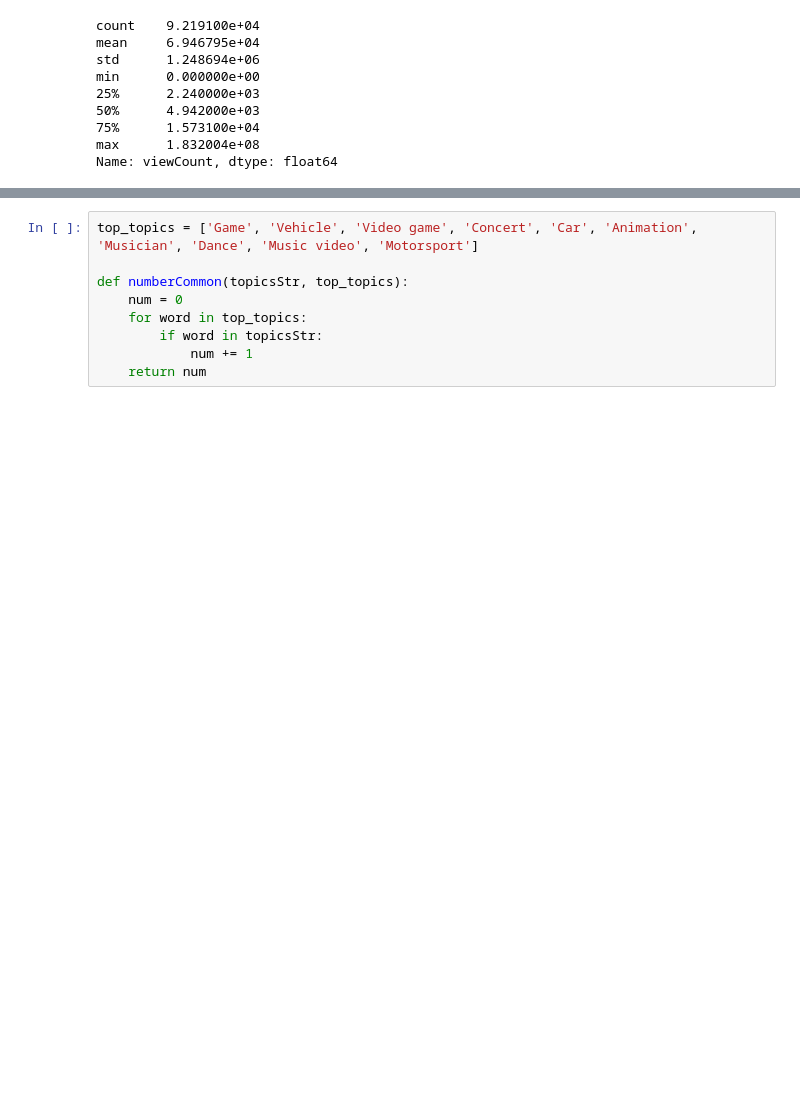
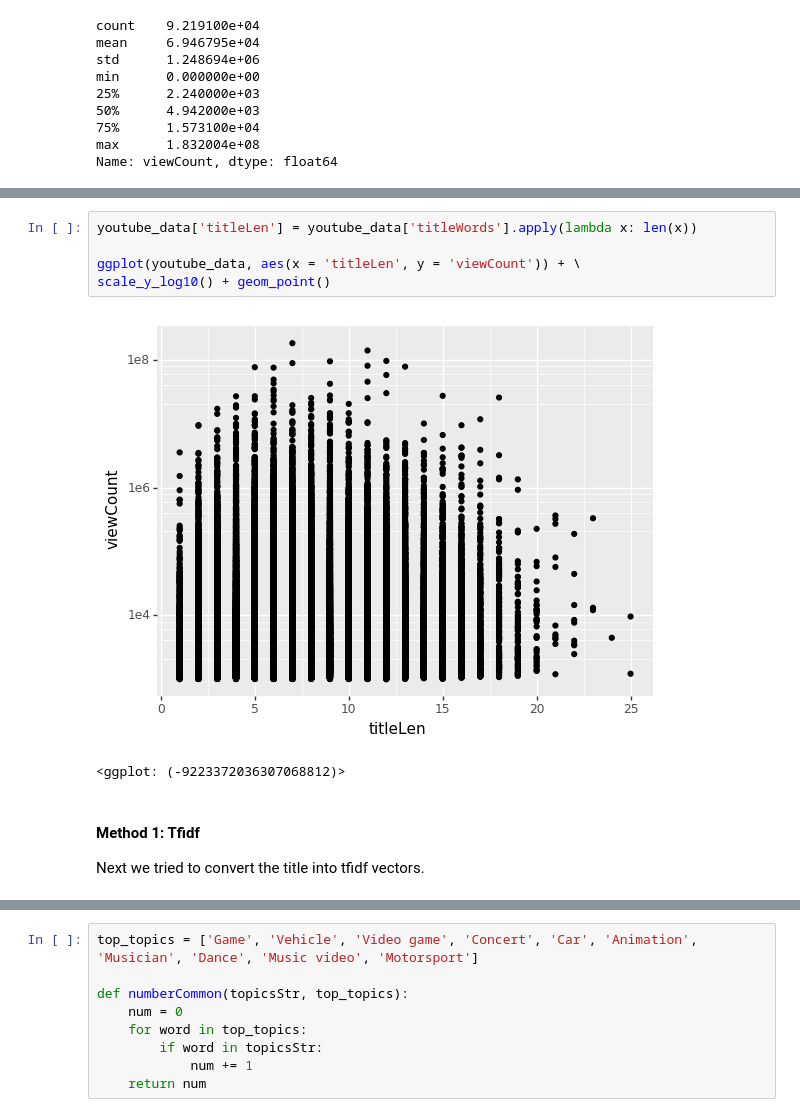
Before and after one commit to rnahar25/15388FinalProject, a Jupyter notebook: Visualization.ipynb, the cells around one changed output, grey strips where cells are left out. Saved outputs shown, nothing was run; the diff lists cells and outputs as text; blank space fills up the shorter version.

```diff
--- a/Visualization.ipynb
+++ b/Visualization.ipynb
@@ -50 +234,13 @@ def toFeatures(text):
+# %%
+youtube_data['titleLen'] = youtube_data['titleWords'].apply(lambda x: len(x))
+
+ggplot(youtube_data, aes(x = 'titleLen', y = 'viewCount')) + \
+scale_y_log10() + geom_point()
+# %% [output]
+[figure, added]
+<ggplot: (-9223372036307068812)>
+# %% [markdown]
+#### Method 1: Tfidf
+
+Next we tried to convert the title into tfidf vectors.
 # %%
```
Also changed, not shown: parts of 82 cells of this notebook.
